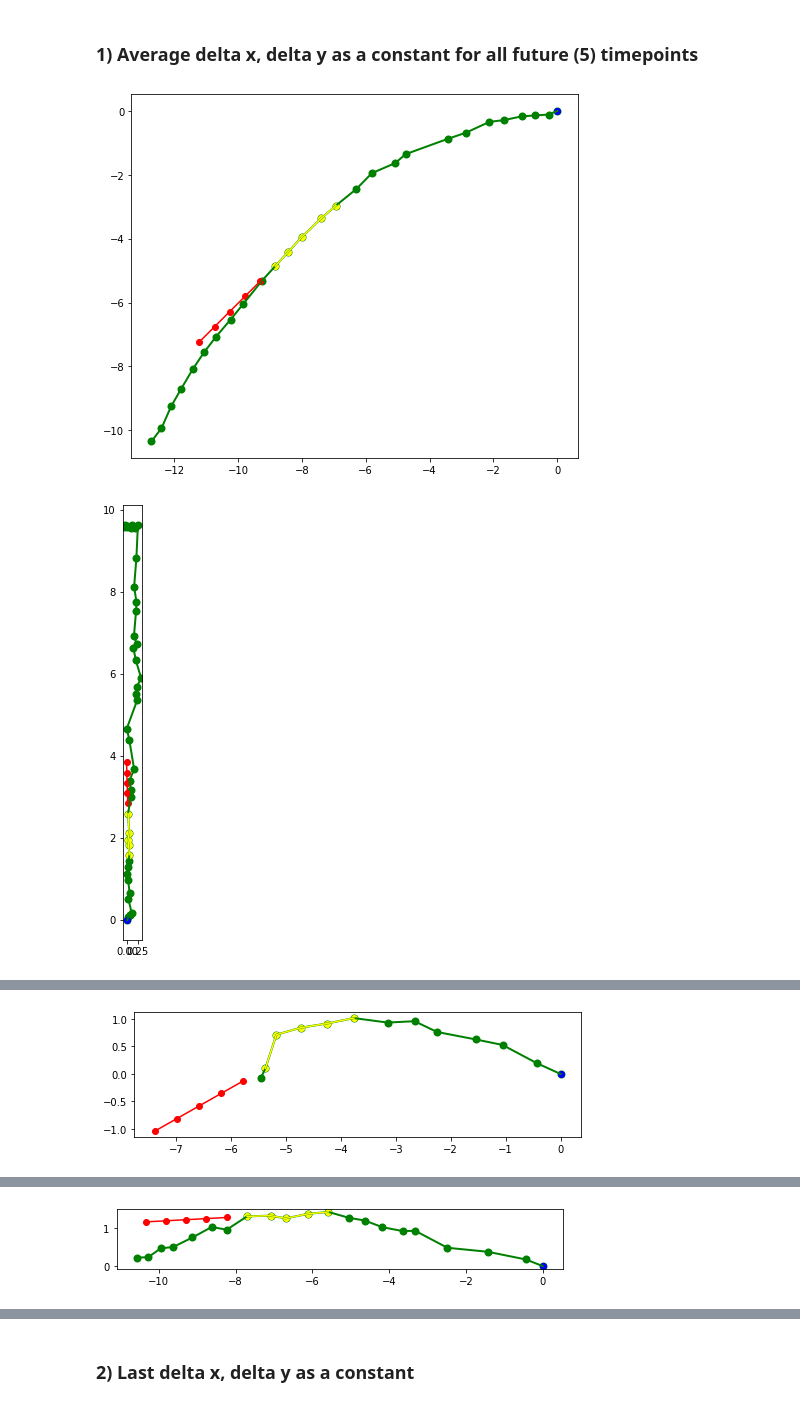
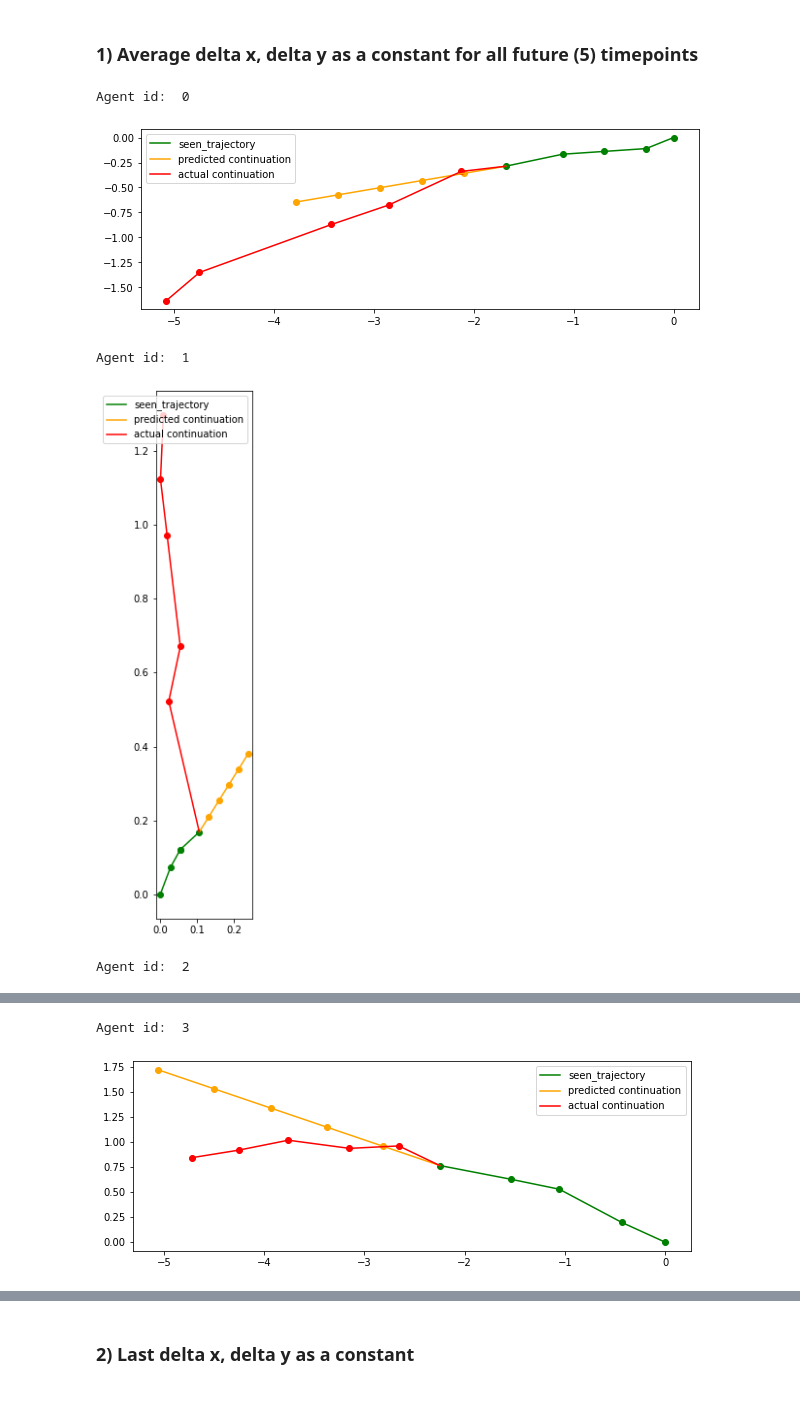
Before and after one commit to karlriis/trajectory-forecasting, a Jupyter notebook: Baselines.ipynb, the cells around one changed output, grey strips where cells are left out. Cells and saved outputs as stored; diff of their text form; code cells hidden in the pictures.

Commit message:
improve plotting in Baselines

```diff
--- a/Baselines.ipynb
+++ b/Baselines.ipynb
@@ -43,18 +43,25 @@ def generate_data(data, begin_idx, agent_id, num_steps=5):
     return sample_x, sample_y, test_x, test_y
 
 def plot_predictions(sample_x, sample_y, test_x, test_y, pred_x, pred_y):
+    plt.figure(figsize=(10, 10))
     plt.axes().set_aspect('equal')
 
-    plt.plot(np.append(sample_x, pred_x), np.append(sample_y, pred_y), label="fitted polynomial", color='r')
-    plt.scatter(pred_x, pred_y, color='r')
+    #plt.xlim(-8.5, 0.5)
+    #plt.ylim(-0.25, 2)
 
-    plt.plot(np.append(sample_x, test_x), np.append(sample_y, test_y), label="actual data", color='g')
-    plt.scatter(np.append(sample_x, test_x), np.append(sample_y, test_y), color='g')
+    plt.plot(sample_x, sample_y, label="seen_trajectory", color='g')
+    plt.scatter(sample_x, sample_y, color='g')
 
-    plt.scatter(sample_x[0], sample_y[0], color='b')
-    plt.scatter(sample_x[-1], sample_y[-1], color='gray')
-    plt.scatter(pred_x[0], pred_y[0], color='r')
+    plt.plot(np.append(sample_x[-1], pred_x), np.append(sample_y[-1], pred_y), label="predicted continuation", color='orange')
+    plt.scatter(pred_x, pred_y, color='orange')
 
+    plt.plot(np.append(sample_x[-1], test_x), np.append(sample_y[-1], test_y), label="actual continuation", color='r')
+    plt.scatter(test_x, test_y, color='r')
+
+    #plt.scatter(sample_x[0], sample_y[0], color='b')
+    #plt.scatter(sample_x[-1], sample_y[-1], color='gray')
+    #plt.scatter(pred_x[0], pred_y[0], color='r')
+    plt.legend()
     plt.show()
 
 def plot_whole_trajectories(sample_x, sample_y, pred_x, pred_y, random_start_idx):
@@ -93,22 +100,27 @@ def calculate_error(pred_x, pred_y, test_x, test_y):
 # %% [markdown]
 ### 1) Average delta x, delta y as a constant for all future (5) timepoints
 # %%
-for agent_id in agent_ids[:20]:
+for agent_id in agent_ids[:5]:
+    print("Agent id: ", agent_id)
     x_data, y_data, max_train_idx = agent_data(data, agent_id)
-    random_start_idx = np.random.randint(0, max_train_idx)
+    #random_start_idx = np.random.randint(0, max_train_idx)
+    random_start_idx = 0
     sample_x, sample_y, test_x, test_y = generate_data(data, random_start_idx, agent_id, 5)
 
     sample_vel_x = [sample_x[i] - sample_x[i-1] for i in range(1, len(sample_x))]
     sample_vel_y = [sample_y[i] - sample_y[i-1] for i in range(1, len(sample_y))]
 
     avg_vel_x = np.mean(sample_vel_x)
     avg_vel_y = np.mean(sample_vel_y)
 
     pred_x = [sample_x[-1] + i*avg_vel_x for i in range(1, 6)]
     pred_y = [sample_y[-1] + i*avg_vel_y for i in range(1, 6)]
 
-    #plot_predictions(sample_x, sample_y, test_x, test_y, pred_x, pred_y)
-    plot_whole_trajectories(x_data, y_data, pred_x, pred_y, random_start_idx)
+    plot_predictions(sample_x, sample_y, test_x, test_y, pred_x, pred_y)
+    #plot_whole_trajectories(x_data, y_data, pred_x, pred_y, random_start_idx)
 # %% [output]
+Agent id:  0
-[figure, old version]
+[figure, new version]
+Agent id:  1
-[figure, old version]
+[figure, new version]
+Agent id:  2
@@ -116 +128,2 @@ for agent_id in agent_ids[:20]:
+Agent id:  3
-[figure, old version]
+[figure, new version]
@@ -123 +131,0 @@ for agent_id in agent_ids[:20]:
-[figure, removed]
```
Also changed, not shown: parts of 12 cells of this notebook.
